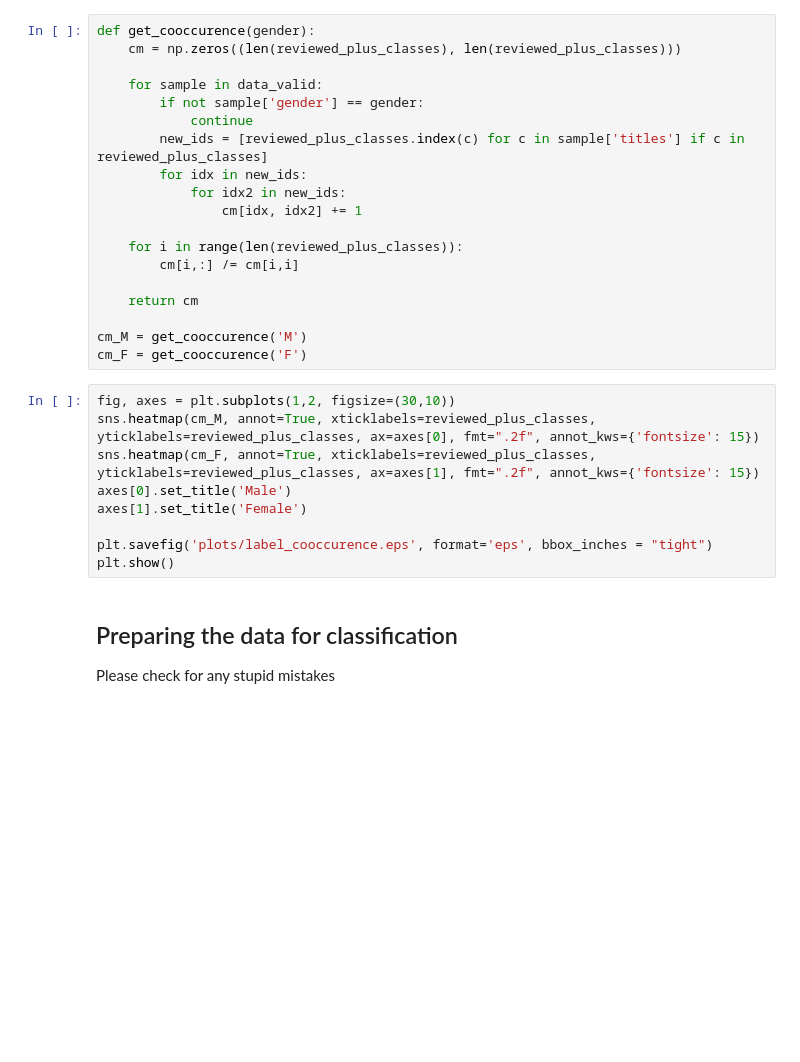
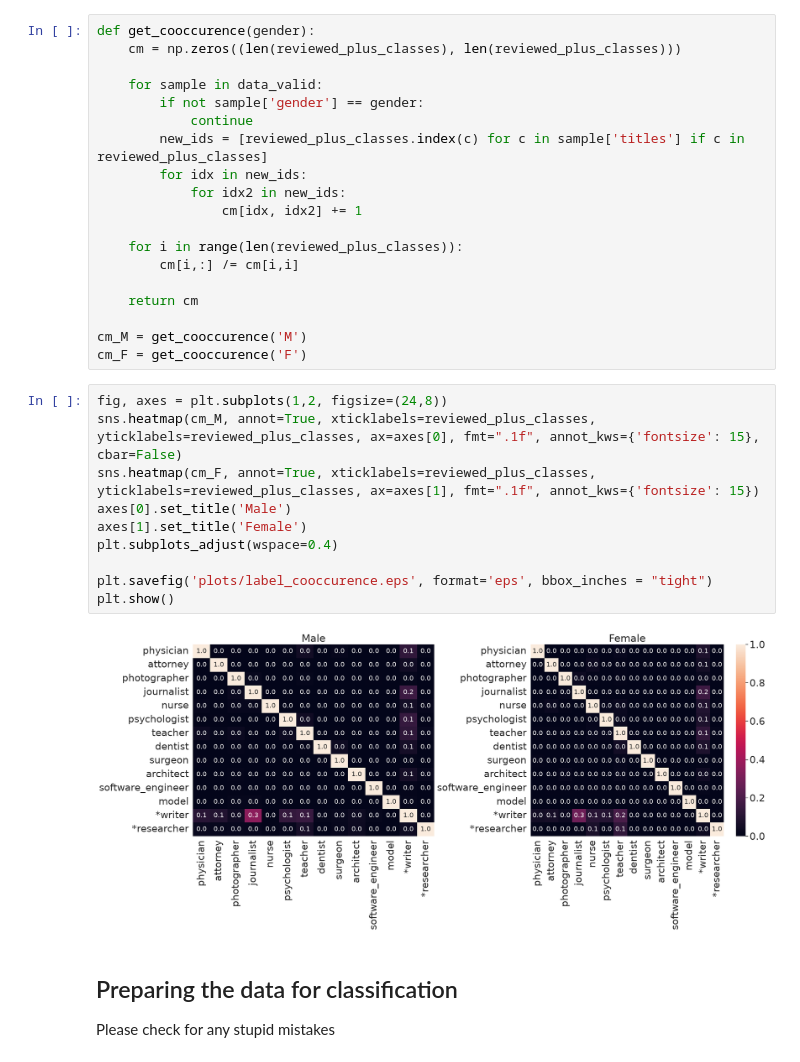
Before and after one commit to HammerLabML/MeasuringFairnessWithBiasedData, a Jupyter notebook: data_review.ipynb, the cells around one changed output. Drawn from its saved outputs; the diff is of its cells as text; blank space fills up the shorter version.

```diff
--- a/data_review.ipynb
+++ b/data_review.ipynb
@@ -286,14 +410,17 @@ def get_cooccurence(gender):
 cm_M = get_cooccurence('M')
 cm_F = get_cooccurence('F')
 # %%
-fig, axes = plt.subplots(1,2, figsize=(30,10))
-sns.heatmap(cm_M, annot=True, xticklabels=reviewed_plus_classes, yticklabels=reviewed_plus_classes, ax=axes[0], fmt=".2f", annot_kws={'fontsize': 15})
-sns.heatmap(cm_F, annot=True, xticklabels=reviewed_plus_classes, yticklabels=reviewed_plus_classes, ax=axes[1], fmt=".2f", annot_kws={'fontsize': 15})
+fig, axes = plt.subplots(1,2, figsize=(24,8))
+sns.heatmap(cm_M, annot=True, xticklabels=reviewed_plus_classes, yticklabels=reviewed_plus_classes, ax=axes[0], fmt=".1f", annot_kws={'fontsize': 15}, cbar=False)
+sns.heatmap(cm_F, annot=True, xticklabels=reviewed_plus_classes, yticklabels=reviewed_plus_classes, ax=axes[1], fmt=".1f", annot_kws={'fontsize': 15})
 axes[0].set_title('Male')
 axes[1].set_title('Female')
+plt.subplots_adjust(wspace=0.4)
 
 plt.savefig('plots/label_cooccurence.eps', format='eps', bbox_inches = "tight")
 plt.show()
+# %% [output]
+[figure, added]
 # %% [markdown]
 ## Preparing the data for classification
 
```
Also changed, not shown: parts of 24 cells of this notebook.
